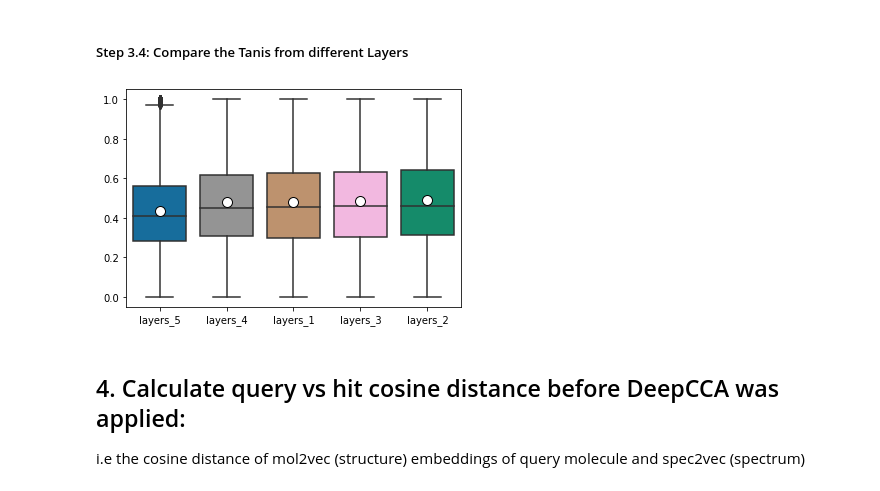
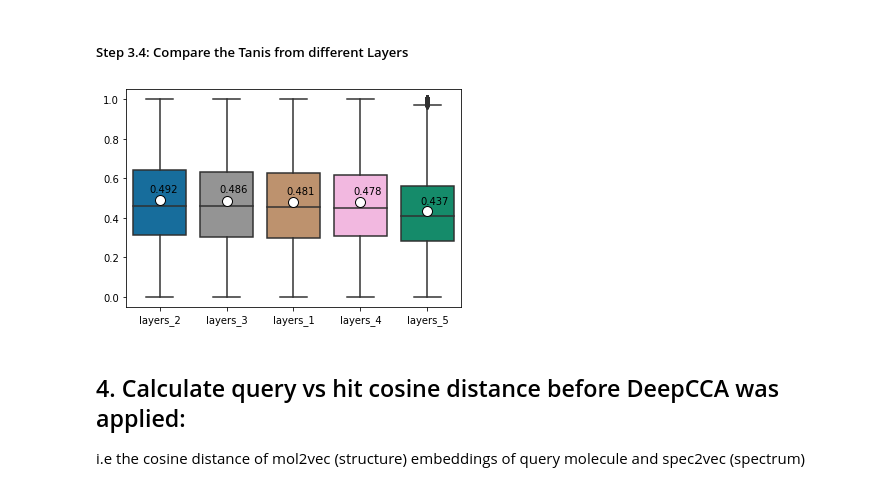
Before and after one commit to LukaLmelias/DeepCCA_thesis, a Jupyter notebook: spectra_structure_prediction.ipynb, the cells around one changed output. Saved outputs shown, nothing was run; the diff lists cells and outputs as text; code cells hidden in the pictures.

```diff
--- a/spectra_structure_prediction.ipynb
+++ b/spectra_structure_prediction.ipynb
@@ -707,26 +707,33 @@ layers_df.head(5)
 # %% [markdown]
 ##### Step 3.4: Compare the Tanis from different Layers
 # %%
-sorted_index = layers_df.mean().sort_values().index
+sorted_index = layers_df.mean().sort_values(ascending=False).index
 layers_df_sorted=layers_df[sorted_index]
 
 palette = [sns.color_palette("colorblind")[0],
            sns.color_palette("colorblind")[7],
            sns.color_palette("colorblind")[5],
            sns.color_palette("colorblind")[6],
            sns.color_palette("colorblind")[2],
           ]
 sns.boxplot(data=layers_df_sorted,
             palette=palette,
             showmeans = True,
             meanprops={"marker":"o",
                        "markerfacecolor":"white",
                        "markeredgecolor":"black",
                       "markersize":"10"})
 #plt.title(label='Cosine distance between embeddings before and after Deep(CCA)\n')
+
+#add mean tanimoto on the plot
+plt.text(x=-0.15,y=0.53,s=round(np.mean(layers_tanis[1]),3))
+plt.text(x=0.9,y=0.53,s=round(np.mean(layers_tanis[2]),3))
+plt.text(x=1.9,y=0.52,s=round(np.mean(layers_tanis[0]),3))
+plt.text(x=2.9,y=0.52,s=round(np.mean(layers_tanis[3]),3))
+plt.text(x=3.9,y=0.47,s=round(np.mean(layers_tanis[4]),3))
 plt.show()
 # %% [output]
-[figure, old version]
+[figure, new version]
 # %% [markdown]
 ## 4. Calculate query vs hit cosine distance before DeepCCA was applied:
 
```
Also changed, not shown: parts of 1 cell of this notebook.
